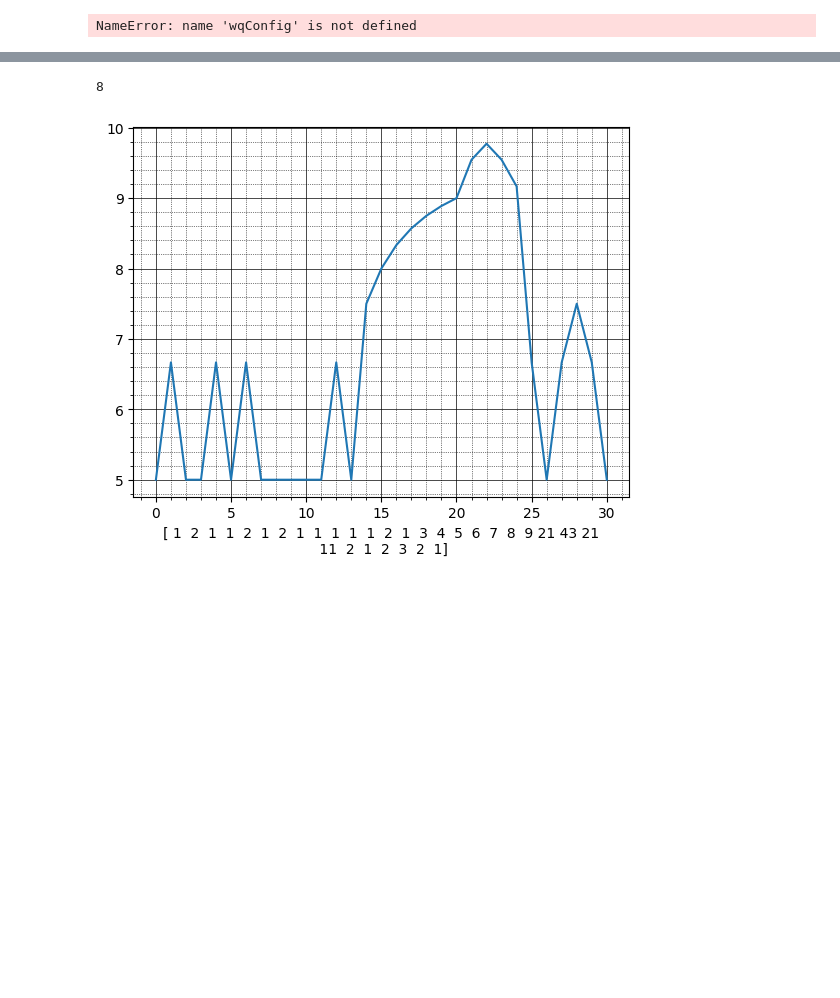
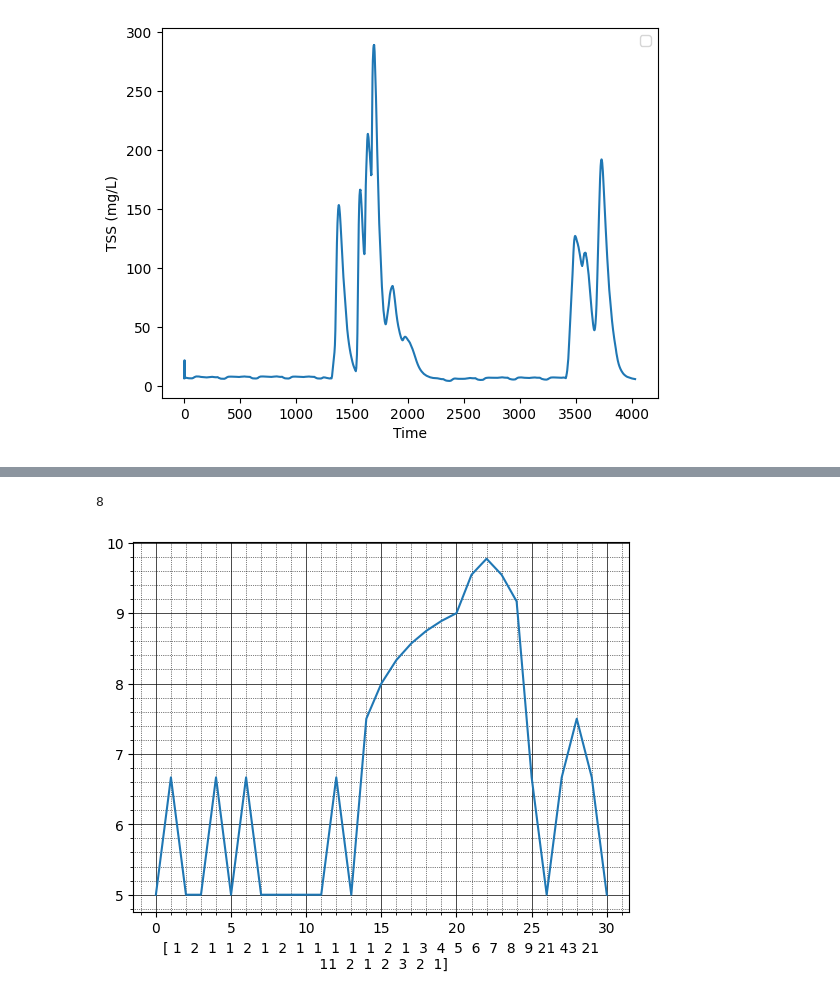
Before and after one commit to everettsp/StormReactor, a Jupyter notebook: main.ipynb, the cells around one changed output, grey strips where cells are left out. Saved outputs shown, nothing was run; the diff lists cells and outputs as text; code cells hidden in the pictures; blank space fills up the shorter version.

```diff
--- a/main.ipynb
+++ b/main.ipynb
@@ -1,67 +1,72 @@
+# %%
+# Import libraries
+import matplotlib.pyplot as plt
+import numpy as np
+from pyswmm import Simulation, Nodes
+from swmmio import Model
+
+from StormReactor.WQParams import WQParams
+from StormReactor import WQConfig
+from StormReactor.utils import get_conduit_volume
+from StormReactor import waterQuality, WQStorage
+
+#inp_file = 'StormReactor/examples/Example1_WQ.inp'
+inp_file = r"C:\Users\everett\Documents\GitHub\sewmod\dat\wet_calibration\wet_CALIBRATION.inp"
+mdl = Model(inp_file)
+wqp = WQParams()
 # %%
-
-
-# Import libraries
-from pyswmm import Simulation, Nodes
-from StormReactor import waterQuality, WQStorage
-import matplotlib.pyplot as plt
-
-from swmmio import Model
-mdl = Model(r'StormReactor/examples/Example1_WQ.inp')
-
-# Define water quality configuration dictionary
-
-# TODO: change config to a class; will be cleaner than nested dictionaries
-# NOTE: parameters are method-dependant, everything else is pretty standardized
-
-
-from StormReactor import WQConfig
-
 
 configs = []
 
+conduit_volumes = get_conduit_volume(mdl)
 
+for link in mdl.links().index.tolist():
+    config = WQConfig(
+        element_id=link,
+        element_type='link',
+        pollutant='tss1',
+        method='SewageFlux',
+        parameters=wqp.SewageFlux(
+            Qhalf=1,
+            v_sett=0.000001,
+            Smax=conduit_volumes[link] * 1000,
+            Resus_max=0.1,
+            n=2),
+        model=mdl)
 
-config = WQConfig(
-    element_id='10',
-    element_type='link',
-    pollutant='TSS',
-    method='SewageFlux',
-    parameters={"Smax":10, "Qhalf":10, "v_sett":1})
-configs.append(config)
+    configs.append(config)
 
 # Create lists to save TSS results
 UpstreamNode_TSS = []
 WQNode_TSS = []
 OutfallNode_TSS = []
 ok = []
+
 # Initalize SWMM simulation
-with Simulation(r'StormReactor/examples/Example1_WQ.inp') as sim:
+with Simulation(inp_file) as sim:
     # Node information
-    UpstreamNode = Nodes(sim)['24']
-    WQNode = Nodes(sim)['17']
-    OutfallNode = Nodes(sim)['18']
+    #UpstreamNode = Nodes(sim)['24']
+    #WQNode = Nodes(sim)['17']
+    #OutfallNode = Nodes(sim)['18']
 
     # Initialize StormReactor
     WQ = waterQuality(sim, configs)
 
     # Launch a simulation
     for step in sim:
         # Update water quality each simulation step
         WQ.updateWQState()
         ok.append(WQ.storage.df.iloc[0,0])
         # Get and save TSS concentrations
-        UpstreamNode_TSS.append(UpstreamNode.pollut_quality['TSS'])
-        WQNode_TSS.append(WQNode.pollut_quality['TSS'])
-        OutfallNode_TSS.append(OutfallNode.pollut_quality['TSS'])
+        #UpstreamNode_TSS.append(UpstreamNode.pollut_quality['TSS'])
+        #WQNode_TSS.append(WQNode.pollut_quality['TSS'])
+        #OutfallNode_TSS.append(OutfallNode.pollut_quality['TSS'])
 
 # Plot TSS concentrations
-plt.plot(UpstreamNode_TSS, ':', label="Upstream Node")
-plt.plot(WQNode_TSS, '-', label="WQ Node")
-plt.plot(OutfallNode_TSS, '--',label="Outfall")
+plt.plot(ok)
 plt.xlabel("Time")
 plt.ylabel("TSS (mg/L)")
 plt.legend()
 plt.show()
 # %% [output]
-NameError: name 'wqConfig' is not defined
+[figure, added]
```
Also changed, not shown: parts of 2 cells of this notebook, 6 other files.
